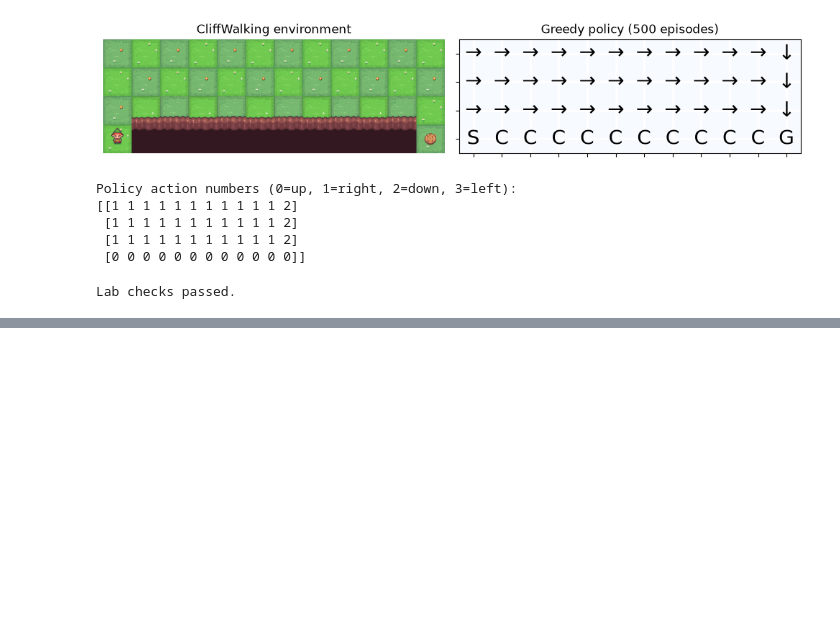
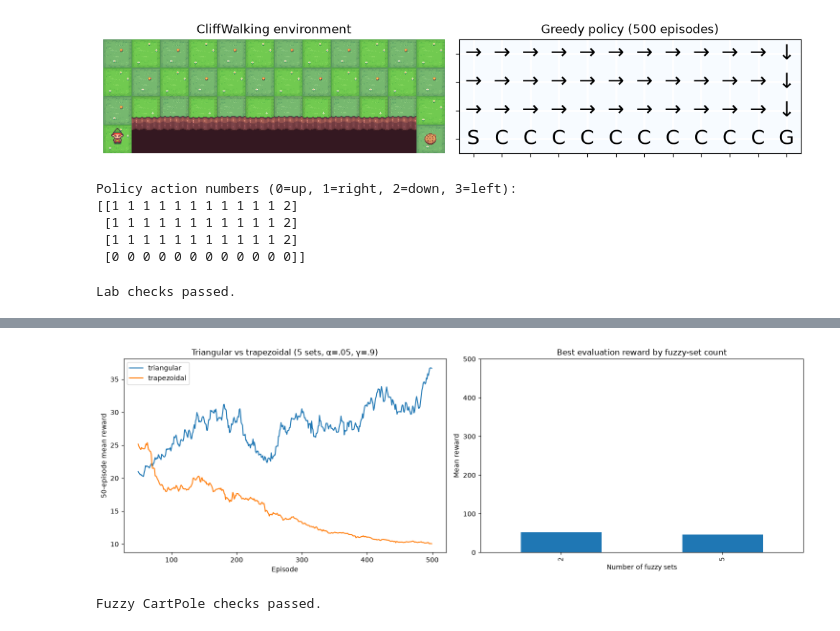
Before and after one commit to jscyril/5Tri_AppliedMachineIntelligence, a Jupyter notebook: lab01/Lab01.ipynb, the cells around one changed output, grey strips where cells are left out. Cells and saved outputs as stored; diff of their text form; code cells hidden in the pictures; blank space fills up the shorter version.

```diff
--- a/lab01/Lab01.ipynb
+++ b/lab01/Lab01.ipynb
@@ -153,0 +271,18 @@ Lab checks passed.
+# %%
+experiments = []
+curves = {}
+for set_count, membership, alpha, gamma in itertools.product(
+        FUZZY_SET_COUNTS, MEMBERSHIP_TYPES, LEARNING_RATES, DISCOUNTS):
+    q_table, rewards = train_fuzzy_q(set_count=set_count, membership=membership,
+                                     alpha=alpha, gamma=gamma)
+    key = (set_count, membership, alpha, gamma)
+    curves[key] = rewards
+    experiments.append({
+        "Fuzzy sets": set_count, "Membership": membership,
+        "Learning rate": alpha, "Discount factor": gamma,
+        "Mean training reward (last 50)": rewards[-50:].mean(),
+        "Greedy evaluation reward": evaluate(q_table, set_count, membership),
+    })
+
+summary_b = pd.DataFrame(experiments).sort_values("Greedy evaluation reward", ascending=False)
+display(summary_b)
@@ -153,0 +307,25 @@ Lab checks passed.
+# %%
+fig, axes = plt.subplots(1, 2, figsize=(15, 5))
+for membership in MEMBERSHIP_TYPES:
+    key = (5, membership, 0.05, 0.9)
+    axes[0].plot(pd.Series(curves[key]).rolling(50).mean(), label=membership)
+axes[0].set(title="Triangular vs trapezoidal (5 sets, α=.05, γ=.9)",
+            xlabel="Episode", ylabel="50-episode mean reward")
+axes[0].legend()
+
+best_by_sets = summary_b.groupby("Fuzzy sets")["Greedy evaluation reward"].max()
+best_by_sets.plot(kind="bar", ax=axes[1], title="Best evaluation reward by fuzzy-set count",
+                  ylabel="Mean reward", xlabel="Number of fuzzy sets", ylim=(0, 500))
+plt.tight_layout()
+plt.show()
+# %% [output]
+[figure, added]
+# %%
+# Minimal self-check for the fuzzy experiment.
+assert set(summary_b["Fuzzy sets"]) == set(FUZZY_SET_COUNTS)
+assert set(summary_b["Membership"]) == set(MEMBERSHIP_TYPES)
+assert len(summary_b) == len(FUZZY_SET_COUNTS) * len(MEMBERSHIP_TYPES) * len(LEARNING_RATES) * len(DISCOUNTS)
+assert summary_b["Greedy evaluation reward"].between(0, MAX_STEPS).all()
+print("Fuzzy CartPole checks passed.")
+# %% [output]
+Fuzzy CartPole checks passed.
```
Also changed, not shown: parts of 5 cells of this notebook, 2 other files.
